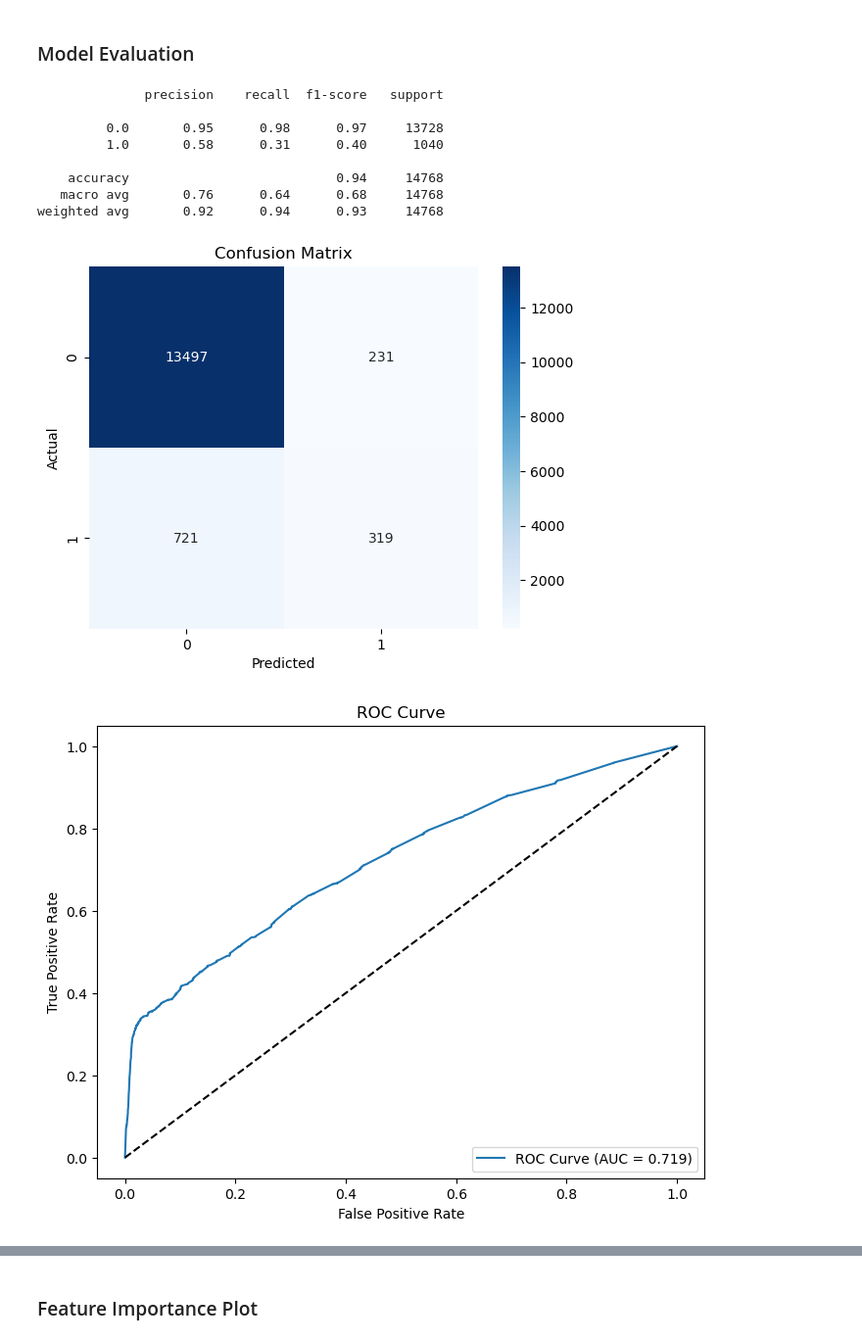
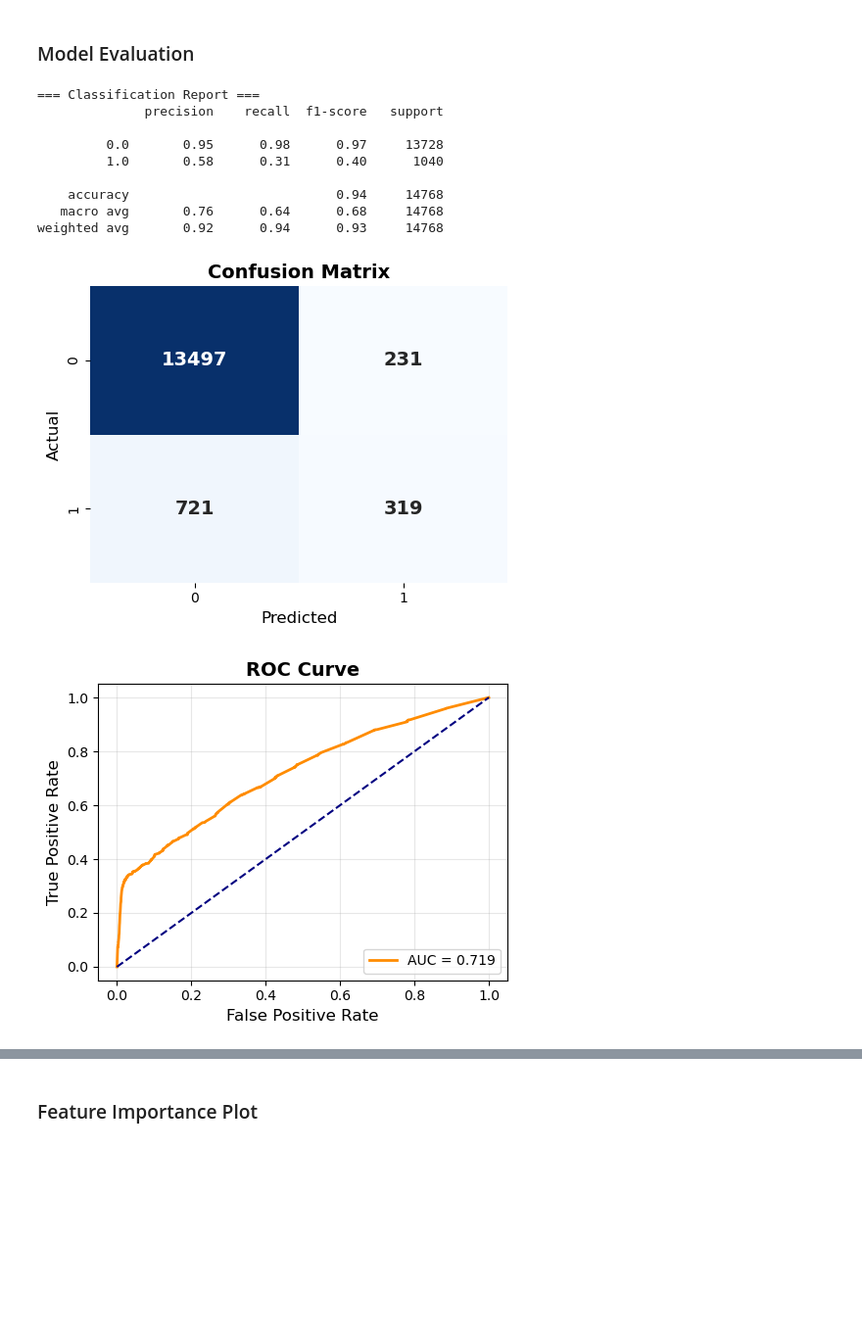
Before and after one commit to Gourav-2003/credit_risk_project, a Jupyter notebook: notebooks/credit_card_project.ipynb, the cells around one changed output, grey strips where cells are left out. Shown at 98% size. Drawn from its saved outputs; the diff is of its cells as text; code cells hidden in the pictures; blank space fills up the shorter version.

```diff
--- a/notebooks/credit_card_project.ipynb
+++ b/notebooks/credit_card_project.ipynb
@@ -561,49 +592,69 @@ RandomForestClassifier(random_state=42)
 # %% [markdown]
 ### Model Evaluation
 # %%
+from sklearn.metrics import precision_recall_curve
+from sklearn.metrics import average_precision_score
 
+# Predictions
 y_pred = clf.predict(X_test)
 y_prob = clf.predict_proba(X_test)[:, 1]
 
+# 1. Classification Report
+print("=== Classification Report ===")
 print(classification_report(y_test, y_pred))
 
+# 2. Confusion Matrix Heatmap
 cm = confusion_matrix(y_test, y_pred)
-sns.heatmap(cm, annot=True, fmt='d', cmap='Blues')
-plt.title('Confusion Matrix')
-plt.xlabel('Predicted')
-plt.ylabel('Actual')
+plt.figure(figsize=(5,4))
+sns.heatmap(cm, annot=True, fmt='d', cmap='Blues', cbar=False,
+            annot_kws={"size":14, "weight":"bold"})
+plt.title('Confusion Matrix', fontsize=14, weight="bold")
+plt.xlabel('Predicted', fontsize=12)
+plt.ylabel('Actual', fontsize=12)
+plt.xticks(fontsize=10)
+plt.yticks(fontsize=10)
+plt.tight_layout()
 plt.show()
 
+# 3. ROC Curve
 fpr, tpr, _ = roc_curve(y_test, y_prob)
 roc_auc = roc_auc_score(y_test, y_prob)
 
-plt.figure(figsize=(8,6))
-plt.plot(fpr, tpr, label=f'ROC Curve (AUC = {roc_auc:.3f})')
-plt.plot([0, 1], [0, 1], 'k--')
-plt.xlabel('False Positive Rate')
-plt.ylabel('True Positive Rate')
-plt.title('ROC Curve')
-plt.legend(loc='lower right')
+plt.figure(figsize=(5,4))
+plt.plot(fpr, tpr, color='darkorange', lw=2,
+         label=f'AUC = {roc_auc:.3f}')
+plt.plot([0, 1], [0, 1], color='navy', lw=1.5, linestyle='--')
+plt.xlabel('False Positive Rate', fontsize=12)
+plt.ylabel('True Positive Rate', fontsize=12)
+plt.title('ROC Curve', fontsize=14, weight="bold")
+plt.legend(loc="lower right", fontsize=10)
+plt.grid(alpha=0.3)
+plt.tight_layout()
 plt.show()
 
+# 4. Precision-Recall Curve
 precision, recall, _ = precision_recall_curve(y_test, y_prob)
 avg_precision = average_precision_score(y_test, y_prob)
 
-plt.figure(figsize=(8,6))
-plt.plot(recall, precision, label=f'Precision-Recall Curve (AP = {avg_precision:.3f})')
-plt.xlabel('Recall')
-plt.ylabel('Precision')
-plt.title('Precision-Recall Curve')
-plt.legend(loc='lower left')
+plt.figure(figsize=(5,4))
+plt.plot(recall, precision, color='green', lw=2,
+         label=f'AP = {avg_precision:.3f}')
+plt.xlabel('Recall', fontsize=12)
+plt.ylabel('Precision', fontsize=12)
+plt.title('Precision-Recall Curve', fontsize=14, weight="bold")
+plt.legend(loc="lower left", fontsize=10)
+plt.grid(alpha=0.3)
+plt.tight_layout()
 plt.show()
 # %% [output]
+=== Classification Report ===
               precision    recall  f1-score   support
 
          0.0       0.95      0.98      0.97     13728
          1.0       0.58      0.31      0.40      1040
 
     accuracy                           0.94     14768
    macro avg       0.76      0.64      0.68     14768
 weighted avg       0.92      0.94      0.93     14768
-[figure, old version]
+[figure, new version]
-[figure, old version]
+[figure, new version]
```
Also changed, not shown: parts of 15 cells of this notebook.
